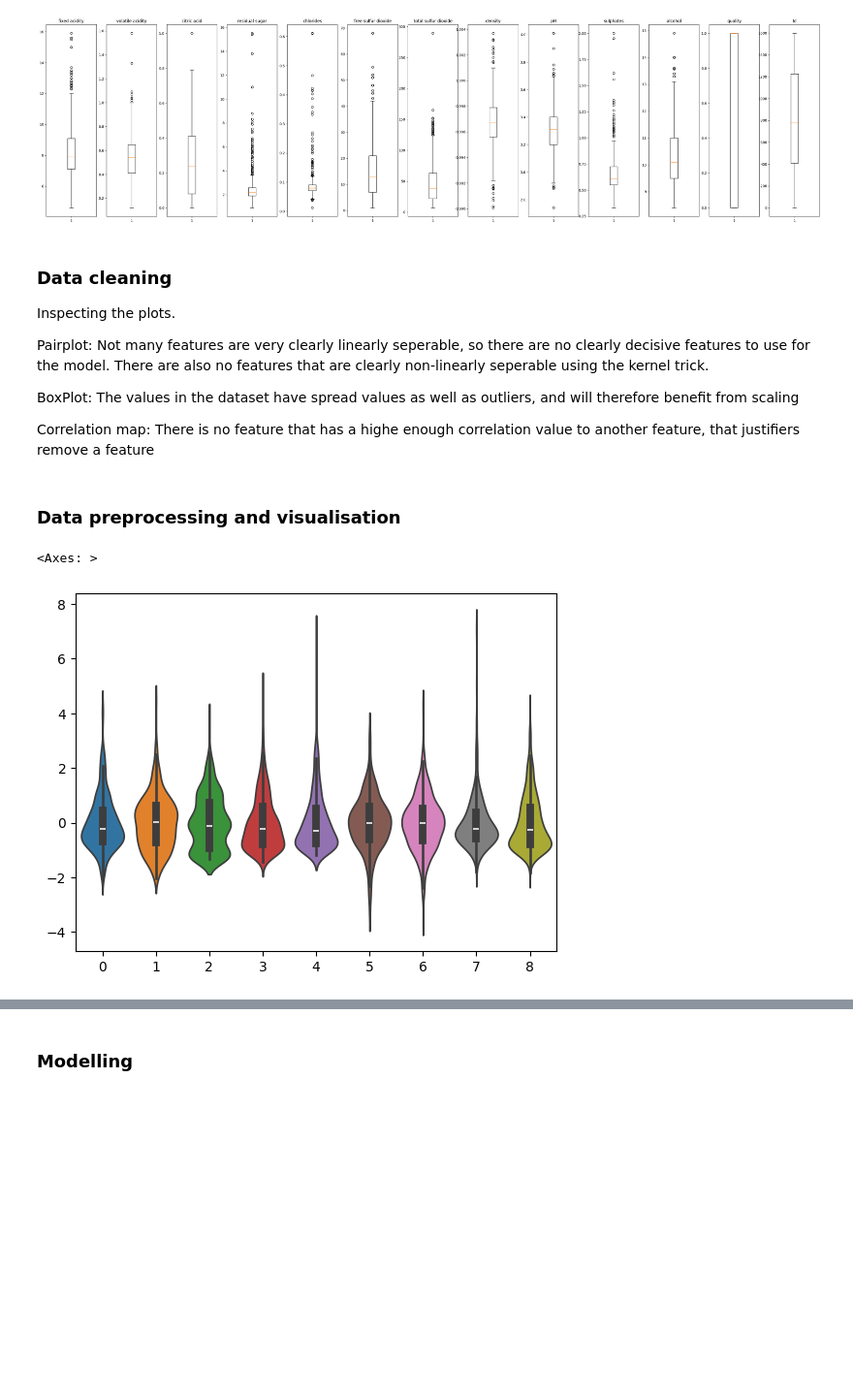
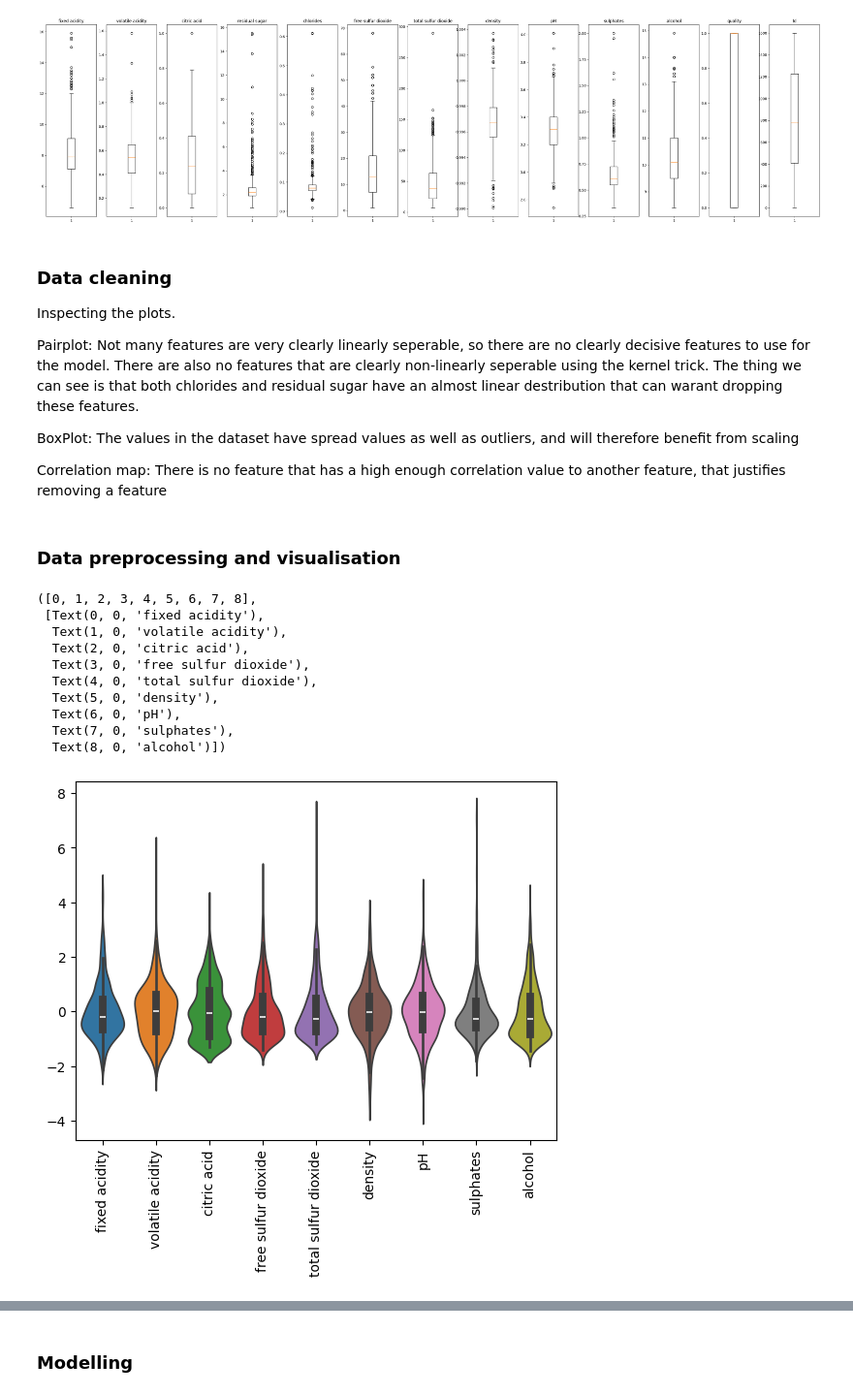
Before and after one commit to JohannesStandal/DAT200, a Jupyter notebook: CA3/CA3_template.ipynb, the cells around one changed output, grey strips where cells are left out. Shown at 97% size. Drawn from its saved outputs; the diff is of its cells as text; code cells hidden in the pictures; blank space fills up the shorter version.

```diff
--- a/CA3/CA3_template.ipynb
+++ b/CA3/CA3_template.ipynb
@@ -51,13 +53,13 @@ for i, column in enumerate(df_train.columns):
 Inspecting the plots.
 
 Pairplot:
-Not many features are very clearly linearly seperable, so there are no clearly decisive features to use for the model. There are also no features that are clearly non-linearly seperable using the kernel trick.
+Not many features are very clearly linearly seperable, so there are no clearly decisive features to use for the model. There are also no features that are clearly non-linearly seperable using the kernel trick. The thing we can see is that both chlorides and residual sugar have an almost linear destribution that can warant dropping these features.
 
 BoxPlot:
 The values in the dataset have spread values as well as outliers, and will therefore benefit from scaling
 
 Correlation map:
-There is no feature that has a highe enough correlation value to another feature, that justifiers remove a feature
+There is no feature that has a high enough correlation value to another feature, that justifies removing a feature
 # %%
 df_train = df_train.dropna(axis=0)
 # %% [markdown]
@@ -65,20 +67,31 @@ df_train = df_train.dropna(axis=0)
 # %%
 x_train = df_train.drop(['quality', 'Id', 'chlorides', 'residual sugar'], axis=1)
 y_train = df_train['quality']
 
 X_train, X_test, Y_train, Y_test = sk.model_selection.train_test_split(
     x_train, y_train,
     test_size=0.2,
     random_state=42,
     stratify = y_train
 )
 
 scaler = sk.preprocessing.StandardScaler()
 
 X_train_scaled = scaler.fit_transform(X_train)
 X_test_scaled = scaler.transform(X_test)
 
-sns.violinplot(X_train_scaled)
+X_train_scaled_df = pd.DataFrame(X_train_scaled, columns=x_train.columns)
+sns.violinplot(X_train_scaled_df)
+plt.xticks(rotation=90)
 # %% [output]
-<Axes: >
+([0, 1, 2, 3, 4, 5, 6, 7, 8],
+ [Text(0, 0, 'fixed acidity'),
+  Text(1, 0, 'volatile acidity'),
+  Text(2, 0, 'citric acid'),
+  Text(3, 0, 'free sulfur dioxide'),
+  Text(4, 0, 'total sulfur dioxide'),
+  Text(5, 0, 'density'),
+  Text(6, 0, 'pH'),
+  Text(7, 0, 'sulphates'),
+  Text(8, 0, 'alcohol')])
-[figure, old version]
+[figure, new version]
```
Also changed, not shown: parts of 4 cells of this notebook.
